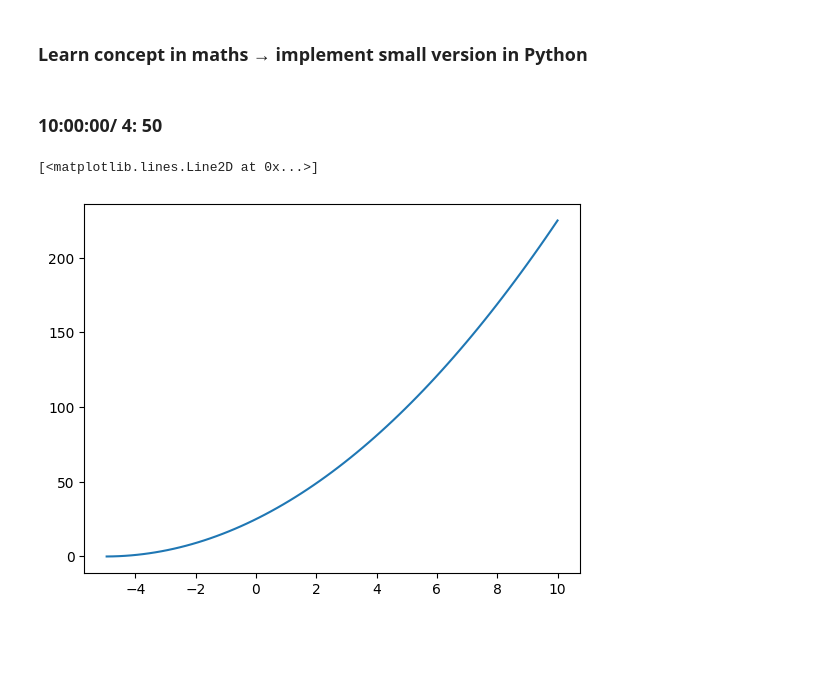
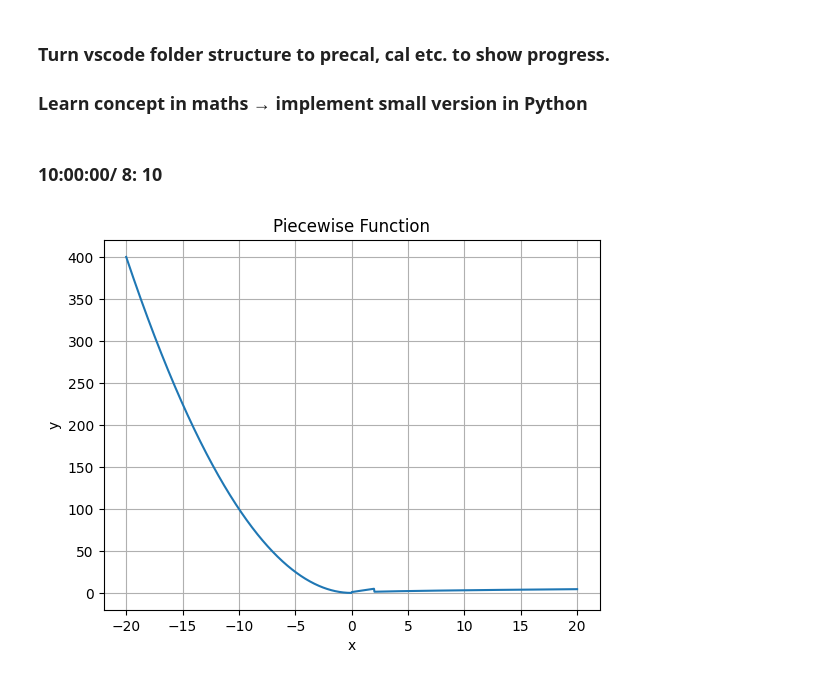
Before and after one commit to Akshat04-am/mathematical-programming, a Jupyter notebook: a.ipynb, the cells around one changed output. Drawn from its saved outputs; the diff is of its cells as text; code cells hidden in the pictures; blank space fills up the shorter version.

Commit message:
piecewise functions.

```diff
--- a/a.ipynb
+++ b/a.ipynb
@@ -1,27 +1,5 @@
 # %% [markdown]
+### Turn vscode folder structure to precal, cal etc. to show progress.
 ### Learn concept in maths → implement small version in Python
 # %% [markdown]
-### 10:00:00/ 4: 50
+### 10:00:00/ 8: 10
-# %%
-# How do you code f(x)=\sqrt{x+5} without breaking the domain?
-# Focus on valid inputs and output shape.
-
-import sympy as sp
-import numpy as np
-import matplotlib.pyplot as plt
-
-x = np.linspace(-10,10,100)
-y_numpy = (x+5)**0.5
-
-lst = []
-for i in x:
-    if i >=-5:
-        lst.append(i)
-
-lst = np.array(lst)
-y_numpy2 = (lst+5)**2
-
-plt.plot(lst,y_numpy2)
-# %% [output]
-[<matplotlib.lines.Line2D at 0x...>]
-[figure, removed]
@@ -27,0 +28,30 @@ plt.plot(lst,y_numpy2)
+# %%
+import numpy as np
+import matplotlib.pyplot as plt
+
+# 🔧 Input range
+x = np.linspace(-20, 20, 1000)
+
+# 🔧 Output array (same shape as x)
+y = np.zeros_like(x)
+
+# 🔧 Piecewise masks
+mask1 = x < 0
+mask2 = (x >= 0) & (x < 2)
+mask3 = x >= 2
+
+# 🔧 Apply piecewise definitions
+y[mask1] = x[mask1]**2          # x^2
+y[mask2] = 2*x[mask2] + 1      # 2x + 1
+y[mask3] = np.sqrt(x[mask3])   # sqrt(x)
+
+# 🔧 Plot
+plt.figure()
+plt.plot(x, y)
+plt.title("Piecewise Function")
+plt.xlabel("x")
+plt.ylabel("y")
+plt.grid()
+plt.show()
+# %% [output]
+[figure, added]
```
Also changed, not shown: parts of 3 cells of this notebook, 4 other files.
